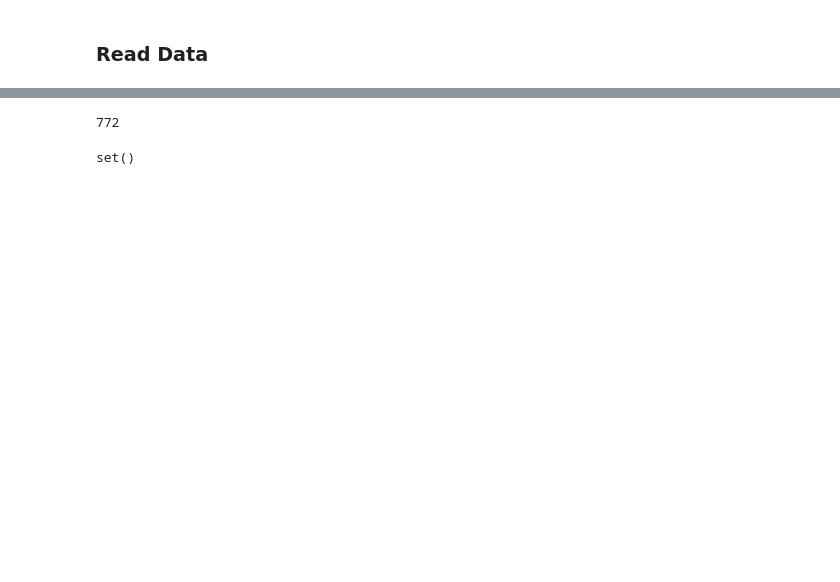
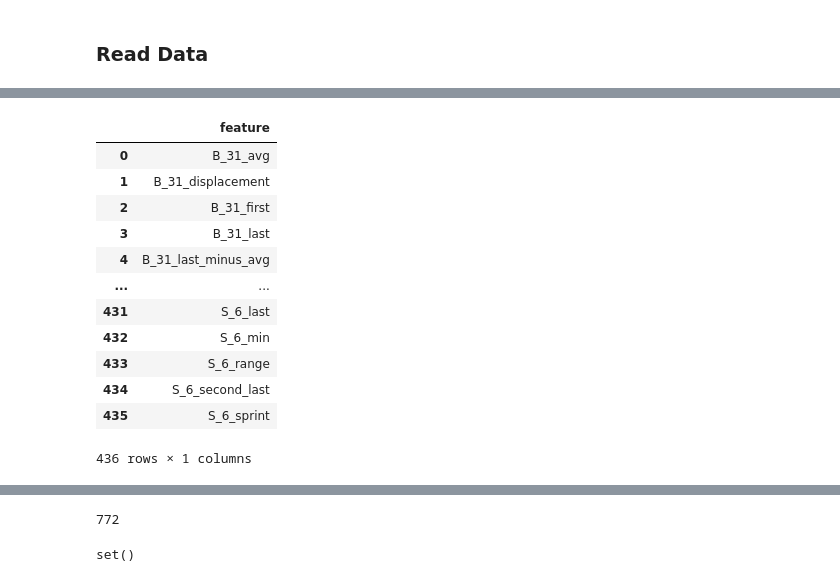
Before and after one commit to waikey-lee/kaggle-amex, a Jupyter notebook: notebooks/evaluation.ipynb, the cells around one changed output, grey strips where cells are left out. Saved outputs shown, nothing was run; the diff lists cells and outputs as text; code cells hidden in the pictures; blank space fills up the shorter version.

```diff
--- a/notebooks/evaluation.ipynb
+++ b/notebooks/evaluation.ipynb
@@ -79,3 +144,21 @@ feature_imp_df = feature_imp_df.sort_values("average_importance", ascending=Fals
+# %%
+recorded_noob_features = pd.read_csv("../dropped_features/noob_features.csv")
+# %%
+recorded_noob_features
+# %% [output]
+|  | feature |
+| 0 | B_31_avg |
+| 1 | B_31_displacement |
+| 2 | B_31_first |
+| 3 | B_31_last |
+| 4 | B_31_last_minus_avg |
+| ... | ... |
+| 431 | S_6_last |
+| 432 | S_6_min |
+| 433 | S_6_range |
+| 434 | S_6_second_last |
+| 435 | S_6_sprint |
+436 rows × 1 columns
 # %%
 noob_features_df = feature_imp_df["average_importance"].nsmallest(int(feature_imp_df.shape[0] * 0.04))
 noob_features = noob_features_df.index.tolist()
```
Also changed, not shown: parts of 43 cells of this notebook.
